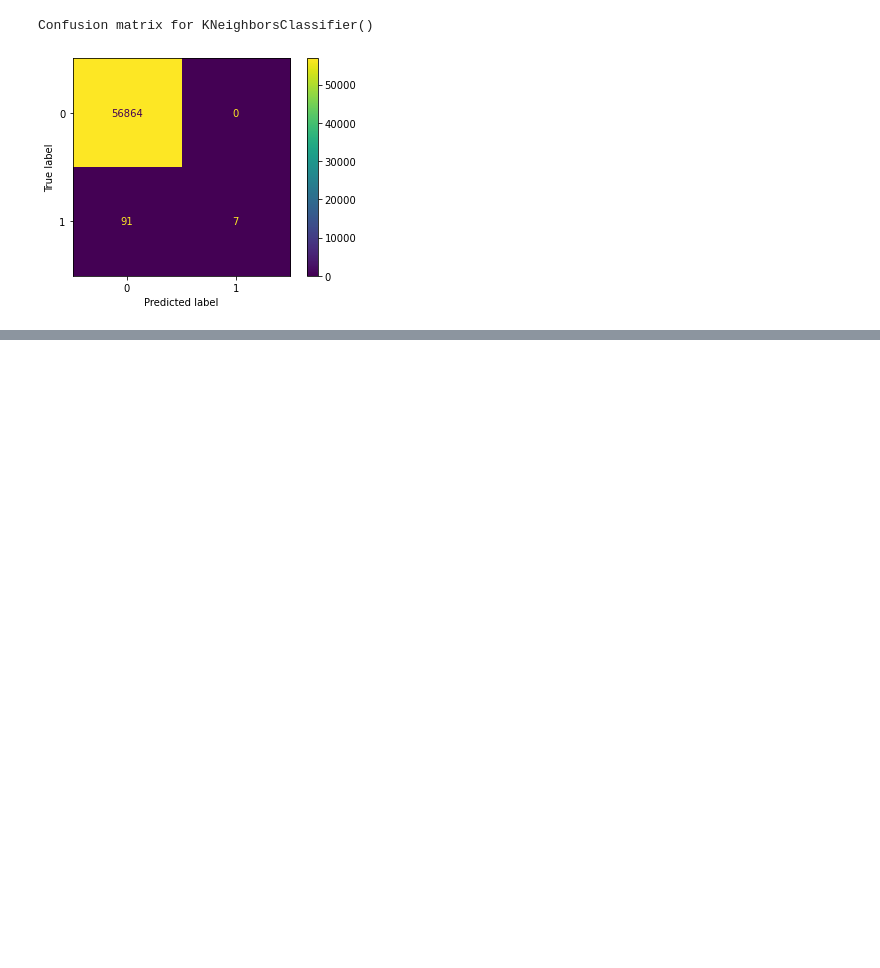
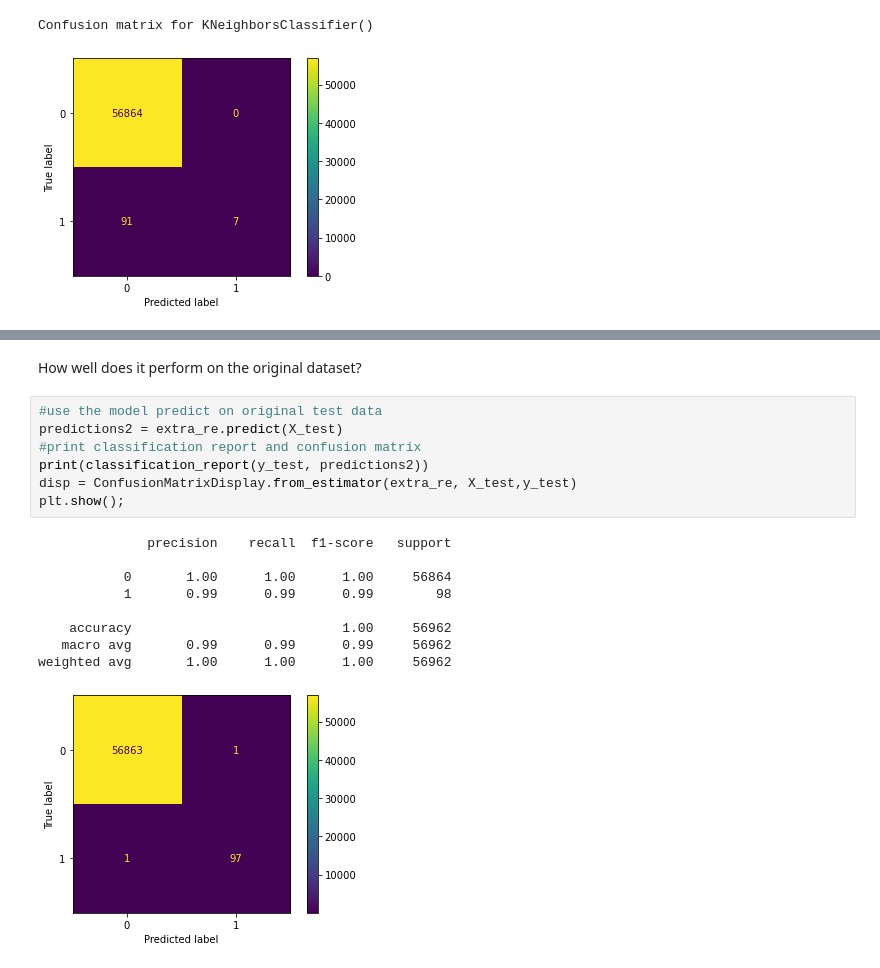
Before and after one commit to jyirrell/credit_card_fraud, a Jupyter notebook: credit_card_classifier.ipynb, the cells around one changed output, grey strips where cells are left out. Cells and saved outputs as stored; diff of their text form; blank space fills up the shorter version.

```diff
--- a/credit_card_classifier.ipynb
+++ b/credit_card_classifier.ipynb
@@ -361,0 +433,19 @@ f1 score of best estimator was 0.8852459016393441
+# %% [markdown]
+How well does it perform on the original dataset?
+# %%
+#use the model predict on original test data
+predictions2 = extra_re.predict(X_test)
+#print classification report and confusion matrix
+print(classification_report(y_test, predictions2))
+disp = ConfusionMatrixDisplay.from_estimator(extra_re, X_test,y_test)
+plt.show();
+# %% [output]
+              precision    recall  f1-score   support
+
+           0       1.00      1.00      1.00     56864
+           1       0.99      0.99      0.99        98
+
+    accuracy                           1.00     56962
+   macro avg       0.99      0.99      0.99     56962
+weighted avg       1.00      1.00      1.00     56962
+[figure, added]
```
Also changed, not shown: parts of 24 cells of this notebook.
